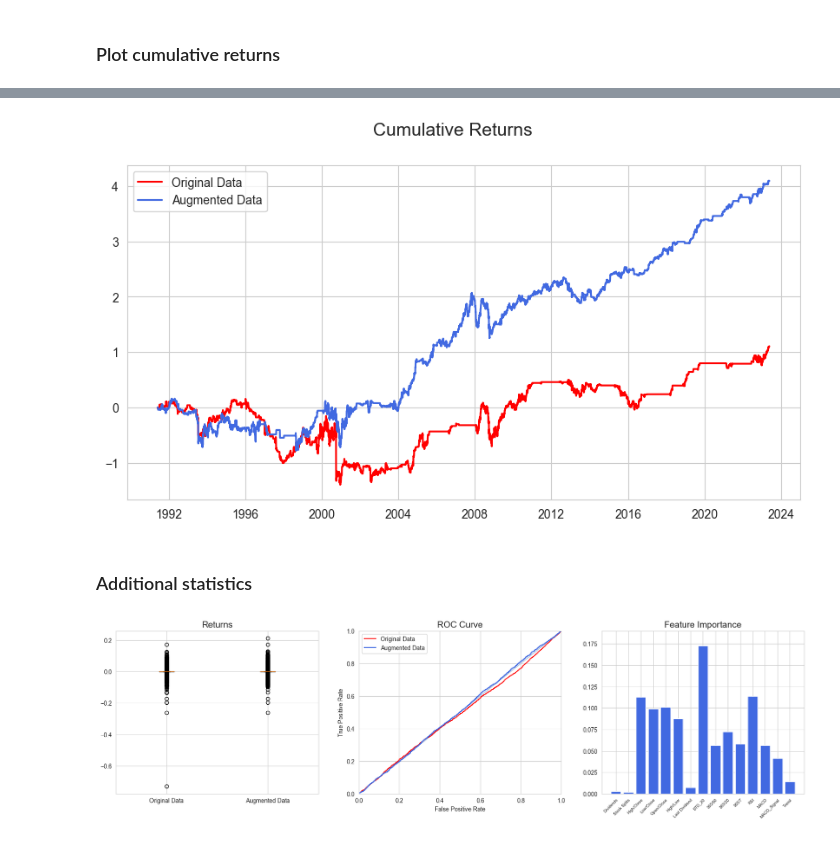
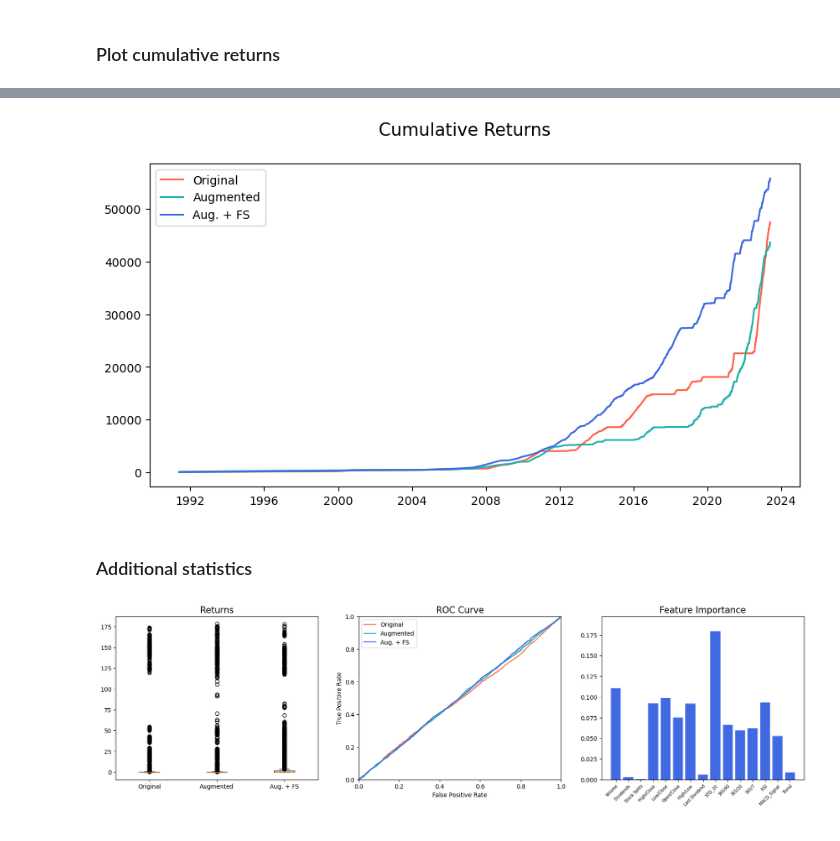
Before and after one commit to injekim/ML-Stock-Prediction, a Jupyter notebook: model.ipynb, the cells around one changed output, grey strips where cells are left out. Saved outputs shown, nothing was run; the diff lists cells and outputs as text; code cells hidden in the pictures.

Commit message:
Finalise model

```diff
--- a/model.ipynb
+++ b/model.ipynb
@@ -220,45 +215,64 @@ results.head()
+# %%
+# Calculate daily returns
+results_init = calc_returns(results_init).dropna()
+results_aug = calc_returns(results_aug).dropna()
+results_fs = calc_returns(results_fs).dropna()
+# %%
+results_init = results_init[results_aug.index[0]:] # Truncate to match the length of other results
+# %%
+def calc_cum(df, col='Model Return'):
+    df['Cum Return'] = np.cumsum(df[col])
+    return df
+# %%
+# Calculate cumulative returns
+results_init = calc_cum(results_init).dropna()
+results_aug = calc_cum(results_aug).dropna()
+results_fs = calc_cum(results_fs).dropna()
 # %%
 plt.figure(figsize=(10, 5))
 plt.suptitle('Cumulative Returns', fontsize=15)
-plt.plot(results_origin['Cum Strat'], color='red', label='Original Data')
-plt.plot(results['Cum Strat'], color='royalblue', label='Augmented Data')
+plt.plot(results_init['Cum Return'], color='tomato', label='Original')
+plt.plot(results_aug['Cum Return'], color='lightseagreen', label='Augmented')
+plt.plot(results_fs['Cum Return'], color='royalblue', label='Aug. + FS')
 plt.legend()
 plt.show()
 # %% [output]
-[figure, old version]
+[figure, new version]
 # %% [markdown]
 ### Additional statistics
 # %%
 from sklearn.metrics import roc_curve, roc_auc_score
 
 fig, axes = plt.subplots(1, 3, figsize=(21, 5))
 
 # Box plot
-axes[0].boxplot([results_origin['Strat Return'], results['Strat Return']])
-axes[0].set_xticks([1, 2], ['Original Data', 'Augmented Data'])
+axes[0].boxplot([results_init['Model Return'], results_aug['Model Return'], results_fs['Model Return']])
+axes[0].set_xticks([1, 2, 3], ['Original', 'Augmented', 'Aug. + FS'])
 axes[0].set_title('Returns', fontsize=15)
 
 # ROC Curve
-fpr0, tpr0, _ = roc_curve(results_origin['Target'], results_origin['y_prob'])
-fpr1, tpr1, _ = roc_curve(results['Target'], results['y_prob'])
+fpr0, tpr0, _ = roc_curve(results_init['Target'], results_init['y_prob'])
+fpr1, tpr1, _ = roc_curve(results_aug['Target'], results_aug['y_prob'])
+fpr2, tpr2, _ = roc_curve(results_fs['Target'], results_fs['y_prob'])
 
 axes[1].plot([0, 1], [0, 1], color='lightsteelblue') # Reference line
-axes[1].plot(fpr0, tpr0, color='red', label='Original Data')
-axes[1].plot(fpr1, tpr1, color='royalblue', label='Augmented Data')
+axes[1].plot(fpr0, tpr0, color='tomato', label='Original')
+axes[1].plot(fpr1, tpr1, color='lightseagreen', label='Augmented')
+axes[1].plot(fpr2, tpr2, color='royalblue', label='Aug. + FS')
 axes[1].set_title('ROC Curve', fontsize=15)
 axes[1].set_xlim([0, 1])
 axes[1].set_ylim([0, 1])
 axes[1].set_ylabel('True Positive Rate')
 axes[1].set_xlabel('False Positive Rate')
 axes[1].legend()
 
 # Feature Importance
 axes[2].bar(clf.feature_names_in_, clf.feature_importances_, color='royalblue')
 axes[2].set_title('Feature Importance', fontsize=15)
 axes[2].set_ylim([0, max(clf.feature_importances_) * 1.1])
 axes[2].set_xticks(clf.feature_names_in_)
 axes[2].set_xticklabels(clf.feature_names_in_, rotation=45, rotation_mode='anchor', ha='right', fontsize=7)
 
 plt.show()
 # %% [output]
-[figure, old version]
+[figure, new version]
```
Also changed, not shown: parts of 10 cells of this notebook.
